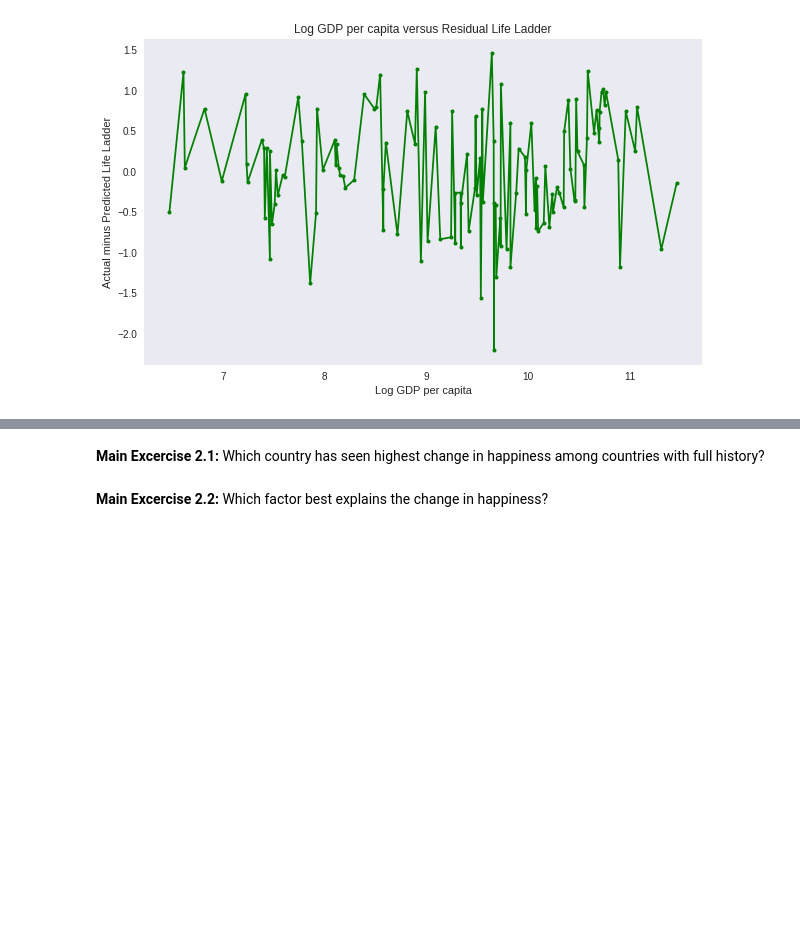
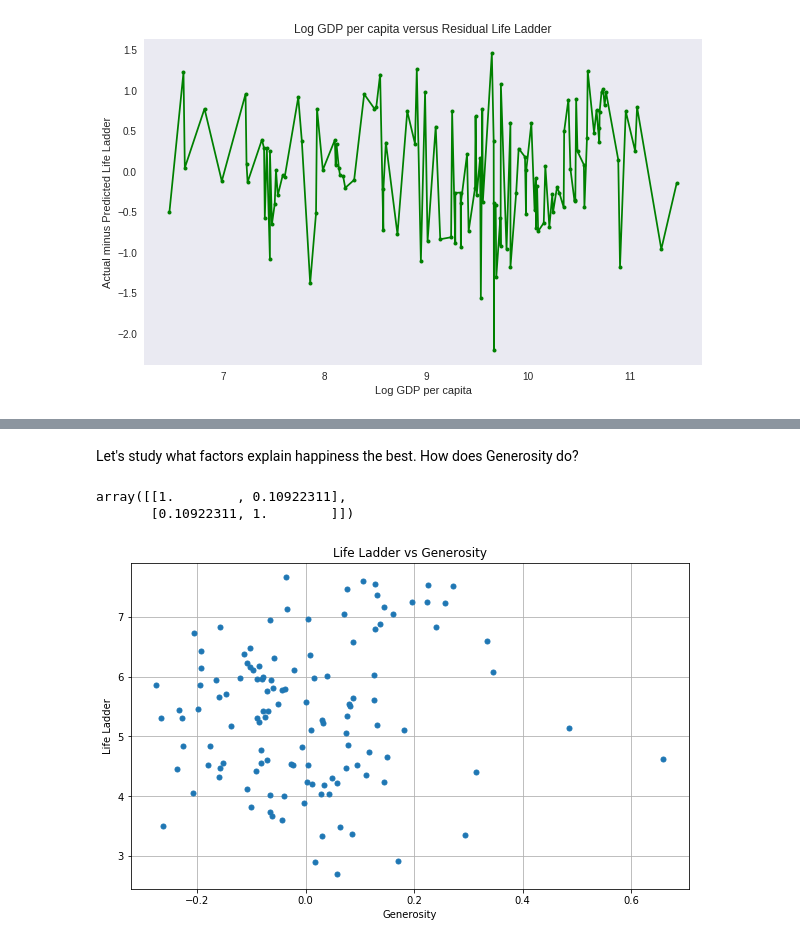
Before and after one commit to kencbaron/BEAM-Data-Science-Fall-2019, a Jupyter notebook: Lesson8.ipynb, the cells around one changed output, grey strips where cells are left out. Cells and saved outputs as stored; diff of their text form; code cells hidden in the pictures; blank space fills up the shorter version.

```diff
--- a/Lesson8.ipynb
+++ b/Lesson8.ipynb
@@ -494,15 +212,16 @@ plt.grid()
-# %% [markdown]
-**Main Excercise 2.1:** Which country has seen highest change in happiness among countries with full history?
-# %%
-# Get countries with full history of 11 years
-total_years_for_country = data_all.groupby('country').apply(lambda x: len(x))
-countries_with_complete_history = total_years_for_country.loc[total_years_for_country == 11].index
-
-# Calculate change in Life Ladder between 2006 and 2016 for the above countries
-data['Change in Life Ladder'] = np.nan
-for country in countries_with_complete_history:
-  data.loc[data['country'] == country, 'Change in Life Ladder'] = data.loc[data['country'] == country, 'Life Ladder'].values[0] - data_all.loc[(data_all['country'] == country) & (data_all['year'] == 2006), 'Life Ladder'].values[0]
-
-data_diff = data.dropna(subset=['Change in Life Ladder'], axis=0)
-# %% [markdown]
-**Main Excercise 2.2:** Which factor best explains the change in happiness?
+# %% [markdown]
+Let's study what factors explain happiness the best. How does Generosity do?
+# %%
+np.corrcoef([data["Life Ladder"], data["Generosity"]])
+# %% [output]
+array([[1.        , 0.10922311],
+       [0.10922311, 1.        ]])
+# %%
+plt.figure(figsize=(10, 6)) # figure size
+plt.plot(data["Generosity"], data["Life Ladder"], "o", markersize=5) # plotting two variables
+plt.xlabel("Generosity")
+plt.ylabel("Life Ladder")
+plt.title("Life Ladder vs Generosity")
+plt.grid()
+# %% [output]
+[figure, added]
```
Also changed, not shown: parts of 63 cells of this notebook.
